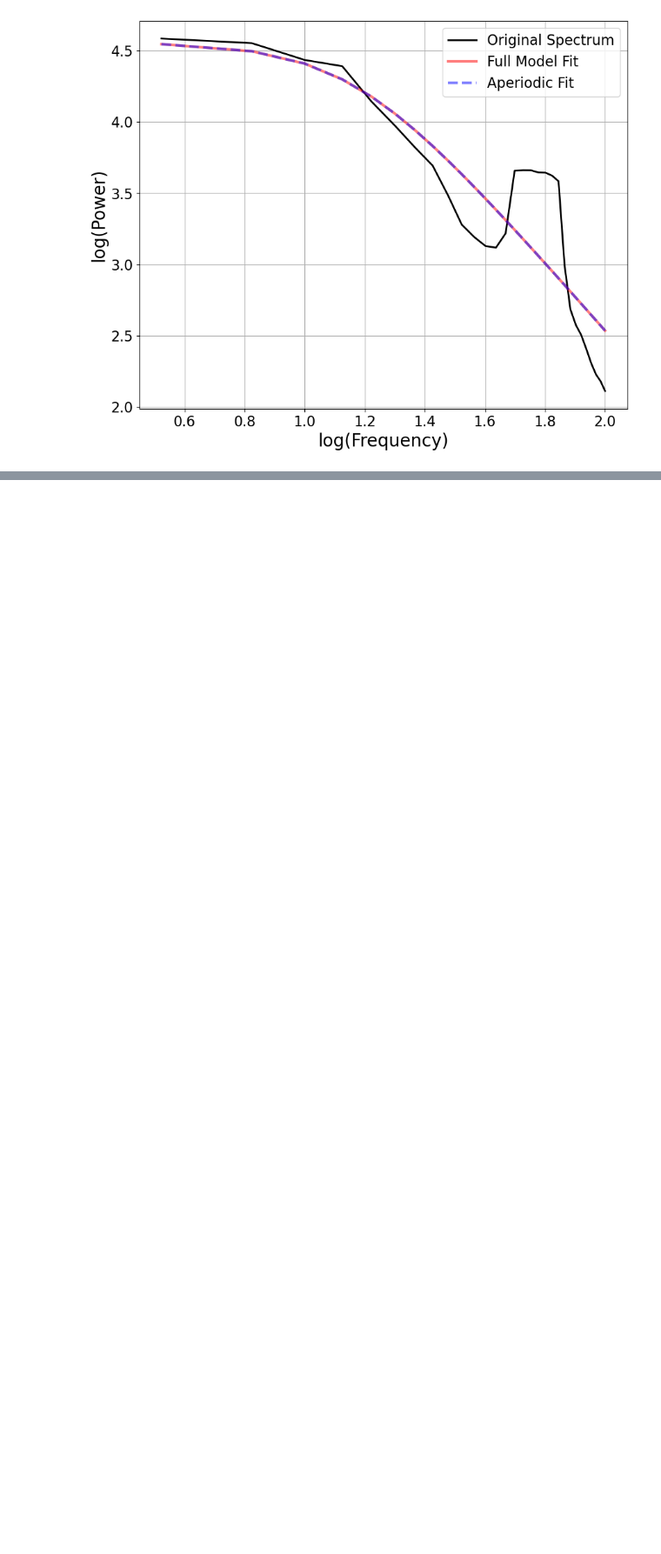
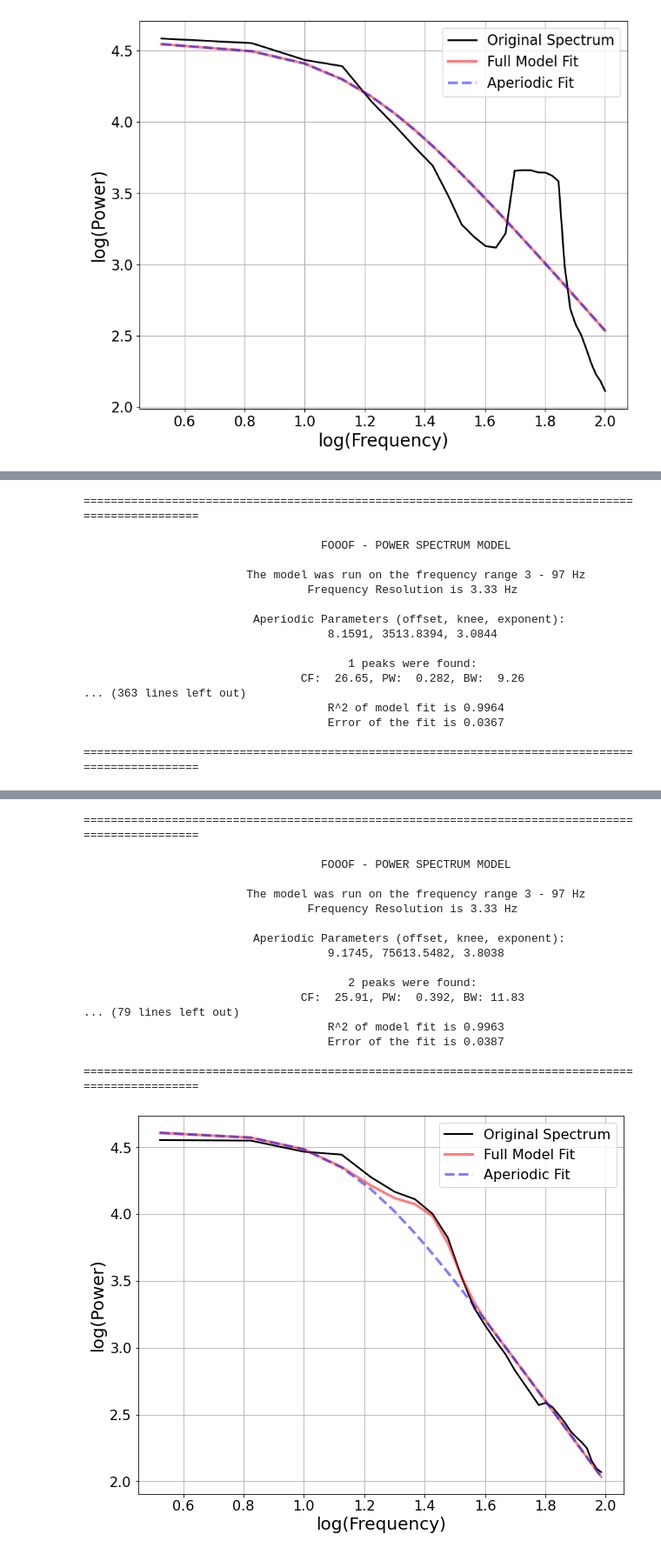
Before and after one commit to voytekresearch/v1_v4_1024_elec, a Jupyter notebook: notebooks/investigate_poor_model_fits.ipynb, the cells around one changed output, grey strips where cells are left out. Shown at 87% size. Saved outputs shown, nothing was run; the diff lists cells and outputs as text; code cells hidden in the pictures; blank space fills up the shorter version.

Commit message:
explore fits with peaks at width limits

```diff
--- a/notebooks/investigate_poor_model_fits.ipynb
+++ b/notebooks/investigate_poor_model_fits.ipynb
@@ -301,0 +354,31 @@ fg_worst.plot(plt_log=True)
+# %%
+# plot spectra
+freq_idx = (freq>0) & (freq<100)
+
+# # plot each channel separately
+# for i_chan in range(spectra_mean.shape[0]):
+#     plot_spectrum(freq[freq_idx], spectra_mean[i_chan, freq_idx], log_freqs=True, log_powers=True)
+
+# plot fit for select channels
+chan_idx = df.loc[(df['session']=='A_SNR_041018') & (df['array']==15) & (df['epoch']=='pre'), 'channel'].values.astype(int)
+for i_chan in chan_idx:
+    model = FOOOF(**SPEC_PARAM_SETTINGS)
+    model.report(freq[freq_idx], spectra_mean[i_chan, freq_idx], plt_log=True)
+# %% [output]
+==================================================================================================
+
+                                   FOOOF - POWER SPECTRUM MODEL
+
+                        The model was run on the frequency range 3 - 97 Hz
+                                 Frequency Resolution is 3.33 Hz
+
+                         Aperiodic Parameters (offset, knee, exponent):
+                                    8.1591, 3513.8394, 3.0844
+
+                                       1 peaks were found:
+                                CF:  26.65, PW:  0.282, BW:  9.26
+... (363 lines left out)
+                                    R^2 of model fit is 0.9964
+                                    Error of the fit is 0.0367
+
+==================================================================================================
@@ -301,0 +386,18 @@ fg_worst.plot(plt_log=True)
+==================================================================================================
+
+                                   FOOOF - POWER SPECTRUM MODEL
+
+                        The model was run on the frequency range 3 - 97 Hz
+                                 Frequency Resolution is 3.33 Hz
+
+                         Aperiodic Parameters (offset, knee, exponent):
+                                    9.1745, 75613.5482, 3.8038
+
+                                       2 peaks were found:
+                                CF:  25.91, PW:  0.392, BW: 11.83
+... (79 lines left out)
+                                    R^2 of model fit is 0.9963
+                                    Error of the fit is 0.0387
+
+==================================================================================================
+[figure, added]
```
Also changed, not shown: parts of 7 cells of this notebook.
